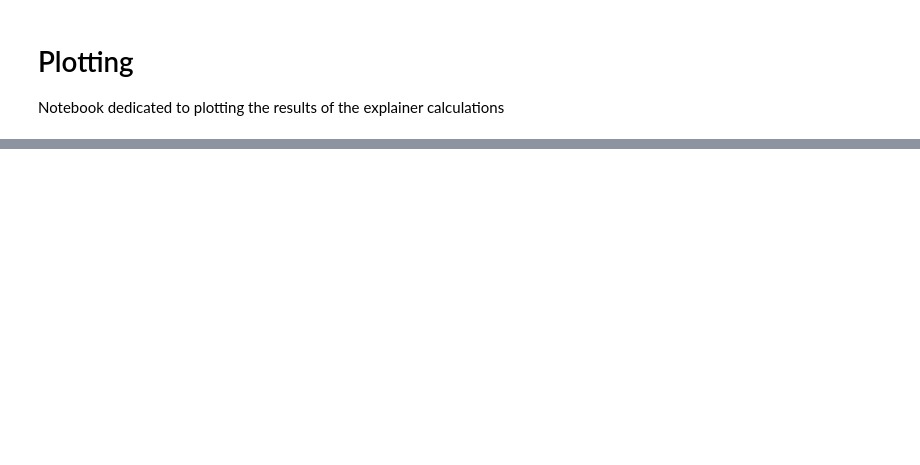
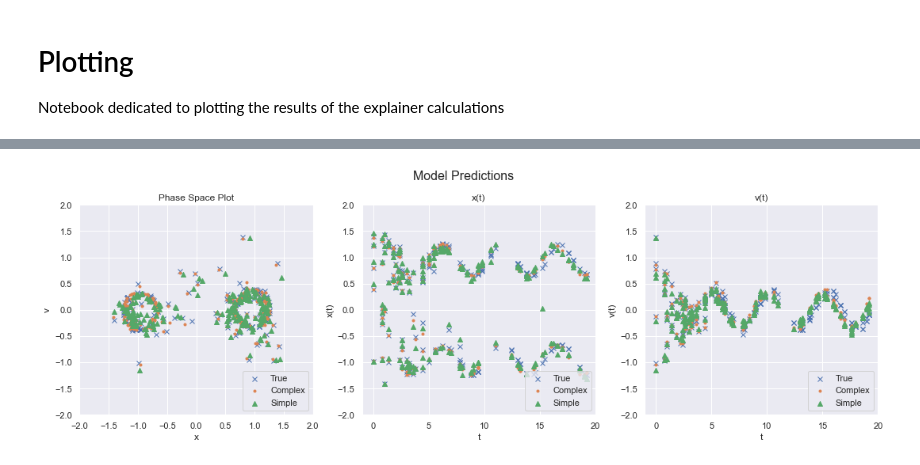
Before and after one commit to wgrosche/XAI, a Jupyter notebook: Plotting/Plotting_Notebook_all.ipynb, the cells around one changed output, grey strips where cells are left out. Drawn from its saved outputs; the diff is of its cells as text; code cells hidden in the pictures; blank space fills up the shorter version.

```diff
--- a/Plotting/Plotting_Notebook_all.ipynb
+++ b/Plotting/Plotting_Notebook_all.ipynb
@@ -61,7 +61,7 @@ Param_array = [{'alpha' : -1.0, 'beta' : 1.0, 'gamma' : 0.37, 'delta' : 0.3, 'om
                   {'alpha' : -1.0, 'beta' : 1.0, 'gamma' : 0.5, 'delta' : 0.3, 'omega' : 1.2}]
 
 
-i = 3
+i = 0
 k = 1
 
 plot_features = [r"$x_0$", r"$v_0$", r"$t$"]
@@ -104,3 +98,0 @@ Name: gamma, dtype: float64
-# %%
-for i in range(3):
-    print(i)
@@ -245,33 +242,35 @@ for model_ in Model_types:
                 marker=markers[model_], linewidth = 1, edgecolor = None)
     # xt against time
     sns.scatterplot(data = model_plot[model_].iloc[:200,:], x = plot_t[:200], y='xt',ax=axs[1],label=model_,
                 marker=markers[model_], linewidth = 1, edgecolor = None)
     # vt against time
     sns.scatterplot(data = model_plot[model_].iloc[:200,:], x = plot_t, y='vt',ax=axs[2],label=model_,
                 marker=markers[model_], linewidth = 1, edgecolor = None)
 
 axs[0].set(xlim=(-2, 2), ylim=(-2, 2))
 axs[0].set_xlabel('x')
 axs[0].set_ylabel('v')
 axs[0].set_title("Phase Space Plot")
 axs[0].legend(loc = 4)
 
 axs[1].set(xlim=(-1, 20), ylim=(-2, 2))
 axs[1].set_xlabel('t')
 axs[1].set_ylabel('x(t)')
 axs[1].set_title("x(t)")
 axs[1].legend(loc = 4)
 
-axs[2].set(xlim=(-1, 100), ylim=(-2, 2))
+axs[2].set(xlim=(-1, 20), ylim=(-2, 2))
 axs[2].set_xlabel('t')
 axs[2].set_ylabel('v(t)')
 axs[2].set_title("v(t)")
 axs[2].legend(loc = 4)
 
 f.suptitle("Model Predictions", fontsize = 16)
 f.tight_layout()
 
 if save == True:
     f.savefig("Images/Predictions/"+save_suffix+".svg", dpi='figure')
+# %% [output]
+[figure, added]
 # %%
 for models_ in big_df['Model'].unique():
```
Also changed, not shown: parts of 21 cells of this notebook, 1 other file.
